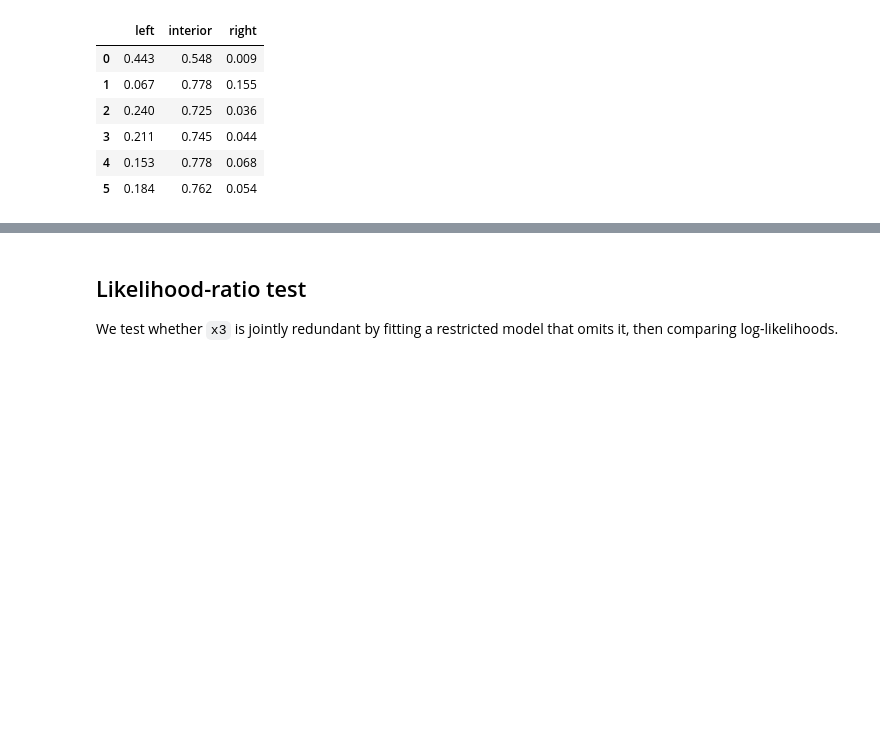
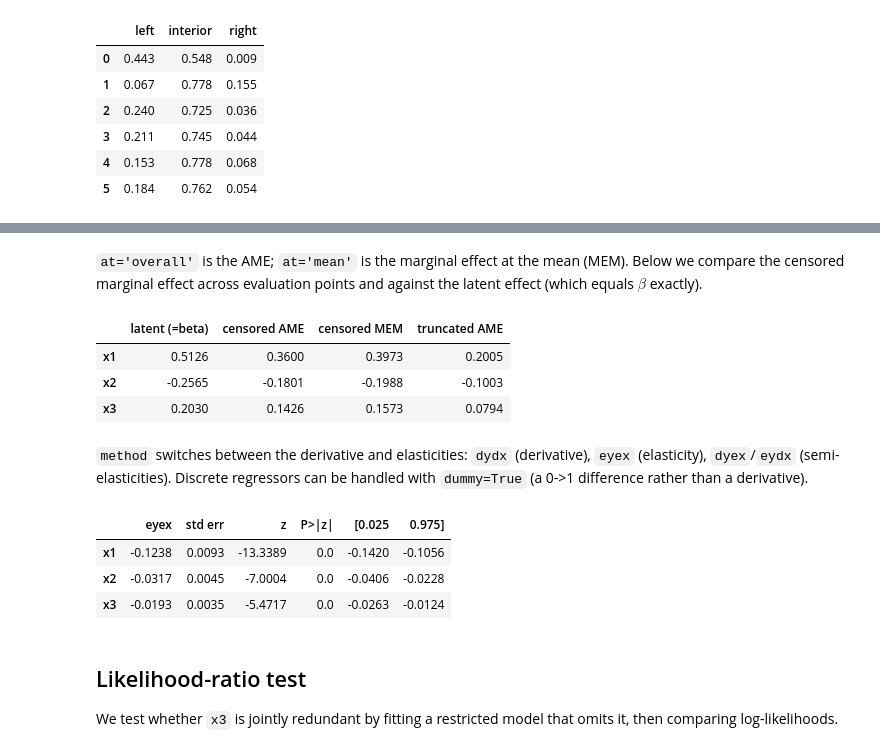
Before and after one commit to Ramis-Paygin/censored-truncated-regression, a Jupyter notebook: examples/01_two_sided_censoring.ipynb, the cells around one changed output, grey strips where cells are left out. Saved outputs shown, nothing was run; the diff lists cells and outputs as text; code cells hidden in the pictures; blank space fills up the shorter version.

```diff
--- a/examples/01_two_sided_censoring.ipynb
+++ b/examples/01_two_sided_censoring.ipynb
@@ -179,3 +171,30 @@ x3  0.0794   0.0075  10.5575    0.0  0.0647  0.0941
+# %% [markdown]
+`at='overall'` is the AME; `at='mean'` is the marginal effect at the mean (MEM). Below we compare the censored marginal effect across evaluation points and against the latent effect (which equals $\beta$ exactly).
+# %%
+import pandas as pd
+summary = pd.DataFrame({
+    'latent (=beta)':   model.get_margeff(at='overall', kind='latent').margeff,
+    'censored AME':     model.get_margeff(at='overall', kind='censored').margeff,
+    'censored MEM':     model.get_margeff(at='mean',    kind='censored').margeff,
+    'truncated AME':    model.get_margeff(at='overall', kind='truncated').margeff,
+}, index=['x1', 'x2', 'x3'])
+summary.round(4)
+# %% [output]
+|  | latent (=beta) | censored AME | censored MEM | truncated AME |
+| x1 | 0.5126 | 0.3600 | 0.3973 | 0.2005 |
+| x2 | -0.2565 | -0.1801 | -0.1988 | -0.1003 |
+| x3 | 0.2030 | 0.1426 | 0.1573 | 0.0794 |
+# %% [markdown]
+`method` switches between the derivative and elasticities:
+`dydx` (derivative), `eyex` (elasticity), `dyex`/`eydx` (semi-elasticities). Discrete regressors can be handled with `dummy=True` (a 0->1 difference rather than a derivative).
+# %%
+elas = model.get_margeff(at='overall', method='eyex', kind='censored')
+elas.summary_frame().round(4)
+# %% [output]
+|  | eyex | std err | z | P>|z| | [0.025 | 0.975] |
+| x1 | -0.1238 | 0.0093 | -13.3389 | 0.0 | -0.1420 | -0.1056 |
+| x2 | -0.0317 | 0.0045 | -7.0004 | 0.0 | -0.0406 | -0.0228 |
+| x3 | -0.0193 | 0.0035 | -5.4717 | 0.0 | -0.0263 | -0.0124 |
 # %% [markdown]
 ## Likelihood-ratio test
 
```
Also changed, not shown: parts of 5 cells of this notebook, 18 other files.
